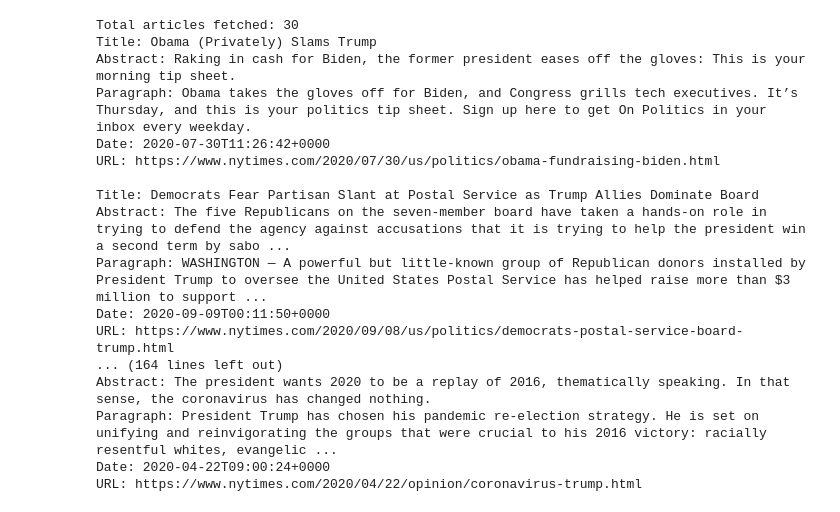
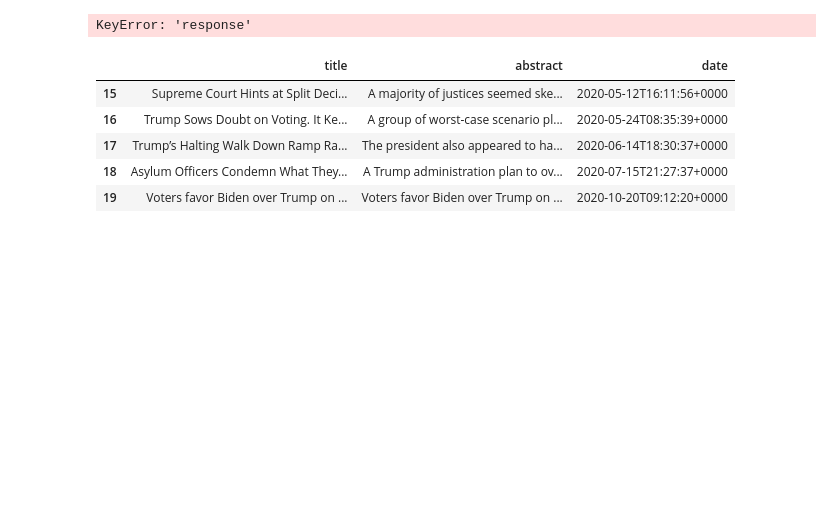
Before and after one commit to jinkim-com/qm2coursework, a Jupyter notebook: ny_times.ipynb, the cells around one changed output. Saved outputs shown, nothing was run; the diff lists cells and outputs as text; code cells hidden in the pictures; blank space fills up the shorter version.

```diff
--- a/ny_times.ipynb
+++ b/ny_times.ipynb
@@ -6,44 +6,30 @@ import time
 API_KEY='siah78hhAxl1DWqU0jV3r4Y4NAdJg5IA' # your API key
 
 articles = []
-for i in range (3):
-  url='https://api.nytimes.com/svc/search/v2/articlesearch.json?fq=headline:("Trump")&begin_date=20200101&end_date=20201102&api-key='+API_KEY+'&page='+str(i)
+for i in range (300):
+  url='https://api.nytimes.com/svc/search/v2/articlesearch.json?fq=headline:("Trump") AND section_name:("U.S.")&begin_date=20200101&end_date=20201102&api-key='+API_KEY+'&page='+str(i)
   response = req.get(url).json()
-  time.sleep(10)
+  time.sleep(13)
 
   docs = response['response']['docs']
   for doc in docs:
         filteredDoc = {}
         filteredDoc['title'] = doc['headline']['main']
         filteredDoc['abstract'] = doc['abstract']
-        filteredDoc['paragraph']=doc['lead_paragraph']
         filteredDoc['date']=doc['pub_date']
-        filteredDoc['url']=doc['web_url']
         articles.append(filteredDoc)
 
-print(f"Total articles fetched: {len(articles)}")
-for article in articles:
-    print(f"Title: {article['title']}")
-    print(f"Abstract: {article['abstract']}")
-    print(f"Paragraph: {article['paragraph']}")
-    print(f"Date: {article['date']}")
-    print(f"URL: {article['url']}")
-    print()
+nyt = pd.DataFrame(articles)
+
+nyt.head()
 # %% [output]
-Total articles fetched: 30
-Title: Obama (Privately) Slams Trump
-Abstract: Raking in cash for Biden, the former president eases off the gloves: This is your morning tip sheet.
-Paragraph: Obama takes the gloves off for Biden, and Congress grills tech executives. It’s Thursday, and this is your politics tip sheet. Sign up here to get On Politics in your inbox every weekday.
-Date: 2020-07-30T11:26:42+0000
-URL: https://www.nytimes.com/2020/07/30/us/politics/obama-fundraising-biden.html
-
-Title: Democrats Fear Partisan Slant at Postal Service as Trump Allies Dominate Board
-Abstract: The five Republicans on the seven-member board have taken a hands-on role in trying to defend the agency against accusations that it is trying to help the president win a second term by sabo ...
-Paragraph: WASHINGTON — A powerful but little-known group of Republican donors installed by President Trump to oversee the United States Postal Service has helped raise more than $3 million to support ...
-Date: 2020-09-09T00:11:50+0000
-URL: https://www.nytimes.com/2020/09/08/us/politics/democrats-postal-service-board-trump.html
-... (164 lines left out)
-Abstract: The president wants 2020 to be a replay of 2016, thematically speaking. In that sense, the coronavirus has changed nothing.
-Paragraph: President Trump has chosen his pandemic re-election strategy. He is set on unifying and reinvigorating the groups that were crucial to his 2016 victory: racially resentful whites, evangelic ...
-Date: 2020-04-22T09:00:24+0000
-URL: https://www.nytimes.com/2020/04/22/opinion/coronavirus-trump.html
+KeyError: 'response'
+# %%
+nyt.tail()
+# %% [output]
+|  | title | abstract | date |
+| 15 | Supreme Court Hints at Split Deci... | A majority of justices seemed ske... | 2020-05-12T16:11:56+0000 |
+| 16 | Trump Sows Doubt on Voting. It Ke... | A group of worst-case scenario pl... | 2020-05-24T08:35:39+0000 |
+| 17 | Trump’s Halting Walk Down Ramp Ra... | The president also appeared to ha... | 2020-06-14T18:30:37+0000 |
+| 18 | Asylum Officers Condemn What They... | A Trump administration plan to ov... | 2020-07-15T21:27:37+0000 |
+| 19 | Voters favor Biden over Trump on ... | Voters favor Biden over Trump on ... | 2020-10-20T09:12:20+0000 |
```
Also changed, not shown: parts of 5 cells of this notebook.
